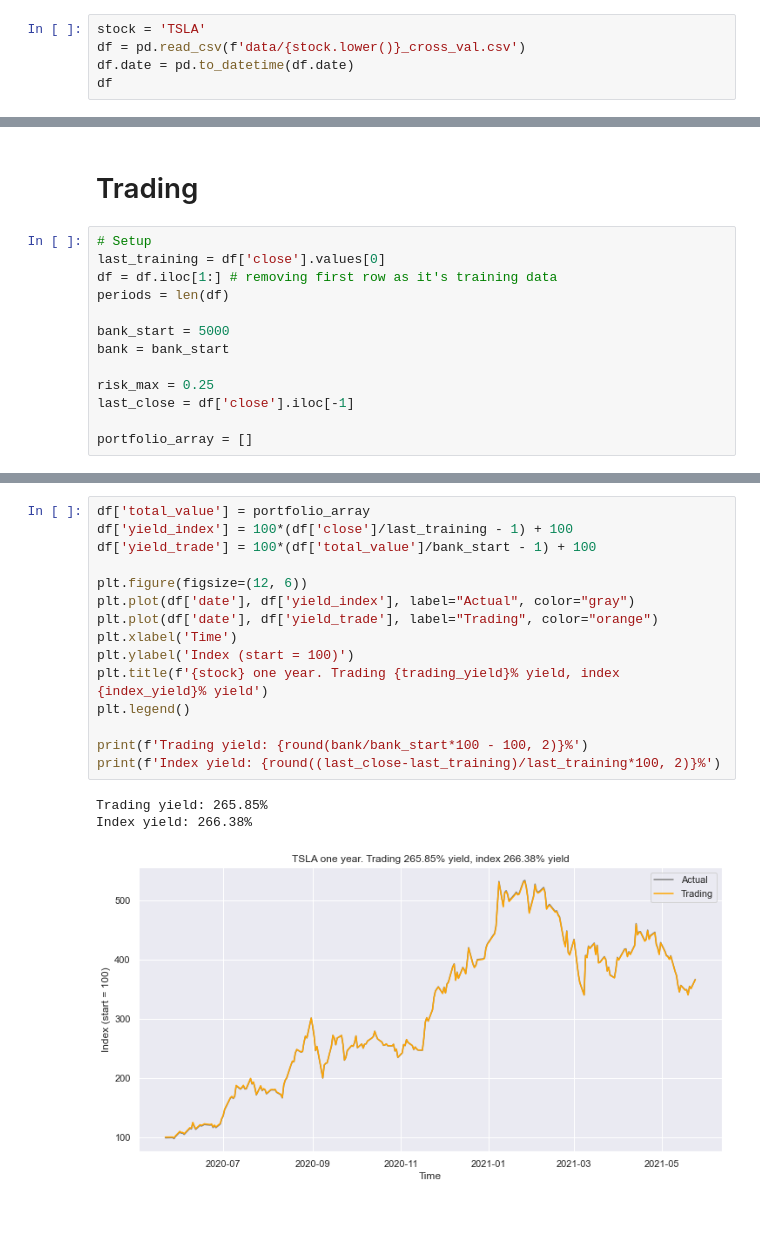
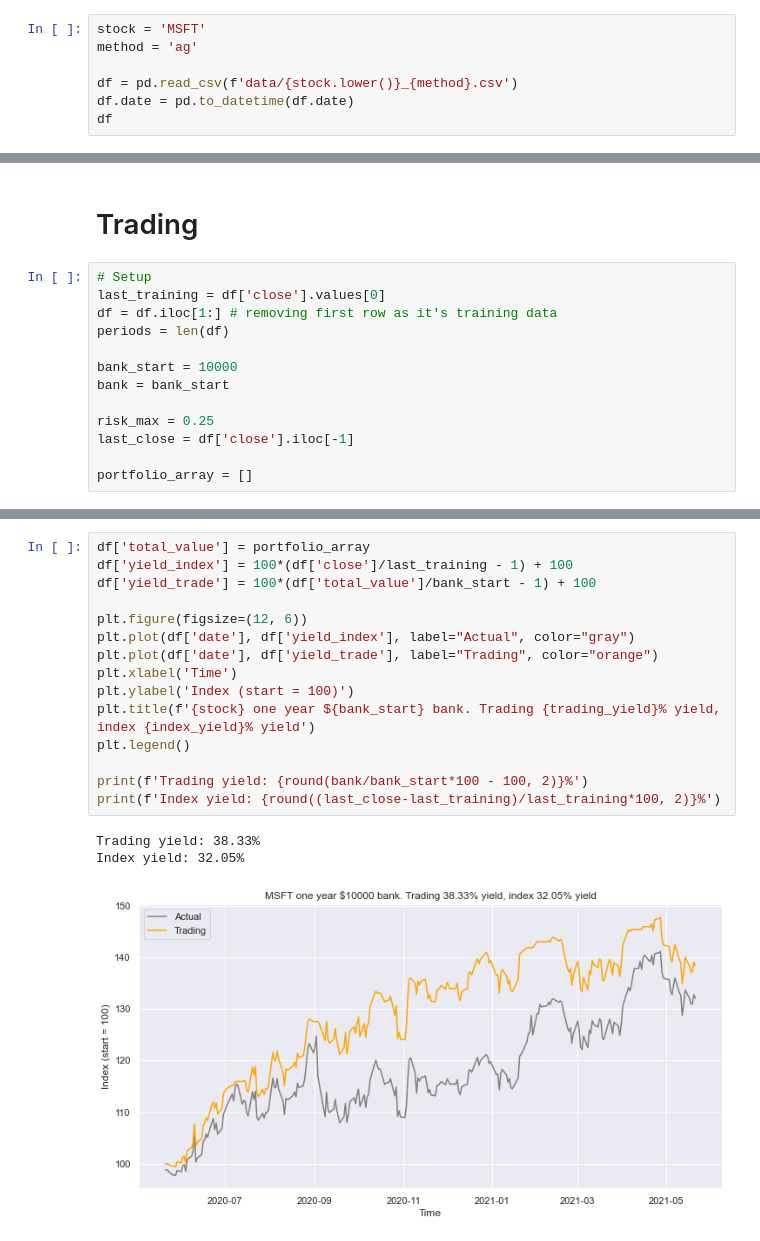
Before and after one commit to ulrikson/trading, a Jupyter notebook: simulate.ipynb, the cells around one changed output, grey strips where cells are left out. Cells and saved outputs as stored; diff of their text form; blank space fills up the shorter version.

```diff
--- a/simulate.ipynb
+++ b/simulate.ipynb
@@ -7,8 +7,10 @@ import math
 import seaborn as sns
 sns.set()
 # %%
-stock = 'TSLA'
-df = pd.read_csv(f'data/{stock.lower()}_cross_val.csv')
+stock = 'MSFT'
+method = 'ag'
+
+df = pd.read_csv(f'data/{stock.lower()}_{method}.csv')
 df.date = pd.to_datetime(df.date)
 df
 # %% [output]
@@ -45,7 +47,7 @@ last_training = df['close'].values[0]
 df = df.iloc[1:] # removing first row as it's training data
 periods = len(df)
 
-bank_start = 5000
+bank_start = 10000
 bank = bank_start
 
 risk_max = 0.25
@@ -96,19 +99,19 @@ Index yield: 266.38%
 # %%
 df['total_value'] = portfolio_array
 df['yield_index'] = 100*(df['close']/last_training - 1) + 100
 df['yield_trade'] = 100*(df['total_value']/bank_start - 1) + 100
 
 plt.figure(figsize=(12, 6))
 plt.plot(df['date'], df['yield_index'], label="Actual", color="gray")
 plt.plot(df['date'], df['yield_trade'], label="Trading", color="orange")
 plt.xlabel('Time')
 plt.ylabel('Index (start = 100)')
-plt.title(f'{stock} one year. Trading {trading_yield}% yield, index {index_yield}% yield')
+plt.title(f'{stock} one year ${bank_start} bank. Trading {trading_yield}% yield, index {index_yield}% yield')
 plt.legend()
 
 print(f'Trading yield: {round(bank/bank_start*100 - 100, 2)}%')
 print(f'Index yield: {round((last_close-last_training)/last_training*100, 2)}%')
 # %% [output]
-Trading yield: 265.85%
-Index yield: 266.38%
+Trading yield: 38.33%
+Index yield: 32.05%
-[figure, old version]
+[figure, new version]
```
Also changed, not shown: parts of 3 cells of this notebook, 1 other file.
